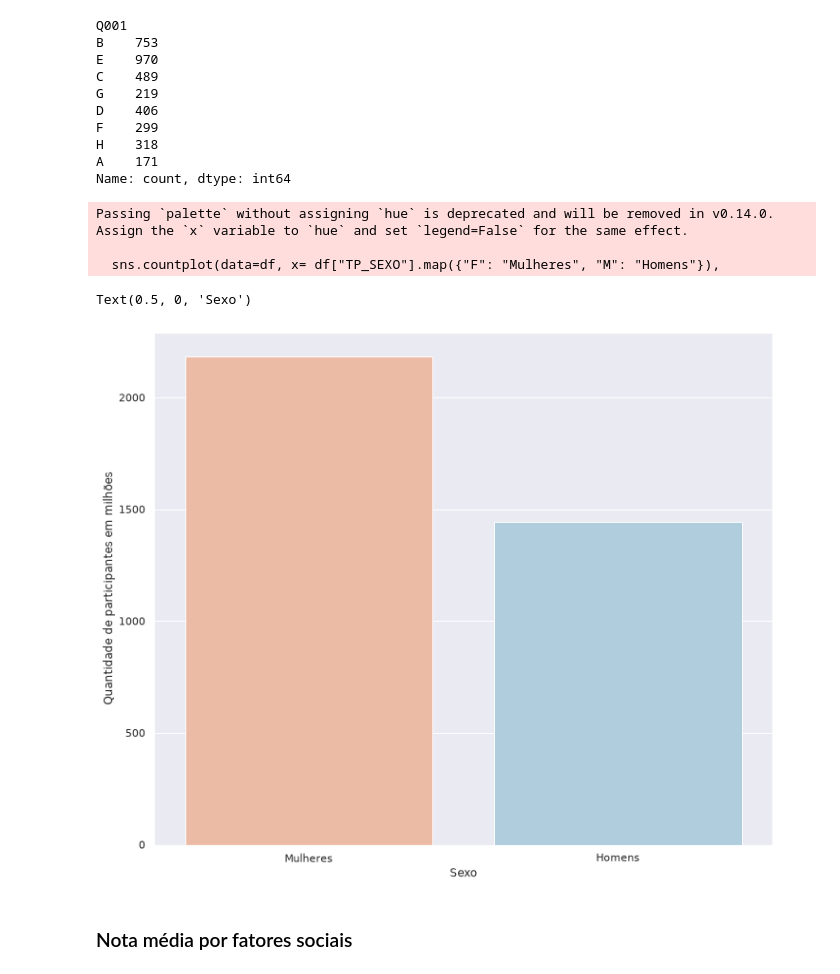
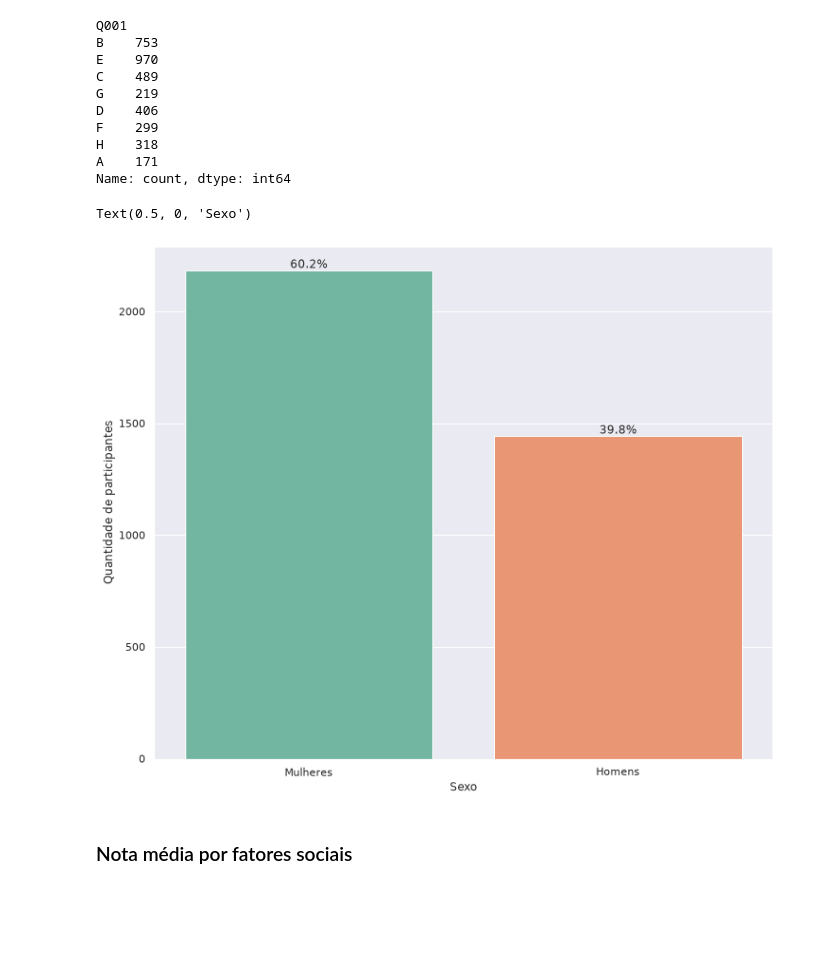
Before and after one commit to akira-gabriel/Enem-2019, a Jupyter notebook: notebooks/01_eda.ipynb, the cells around one changed output. Saved outputs shown, nothing was run; the diff lists cells and outputs as text; code cells hidden in the pictures; blank space fills up the shorter version.

```diff
--- a/notebooks/01_eda.ipynb
+++ b/notebooks/01_eda.ipynb
@@ -183,31 +183,26 @@ H    318
 A    171
 Name: count, dtype: int64
 # %%
-sns.set_theme(
-    style='darkgrid',
-    # palette='dark',
-    rc = {
-        'legend.loc': 'upper right',
-    }
-)
+sexo_labels = df["TP_SEXO"].map({"F": "Mulheres", "M": "Homens"})
+
+sns.set_theme(style='darkgrid')
+
 fig, ax = plt.subplots(dpi=70, figsize=(12, 10))
 
-sns.countplot(data=df, x= df["TP_SEXO"].map({"F": "Mulheres", "M": "Homens"}),
-             palette="RdBu", ax=ax)
+sns.countplot(x=sexo_labels, hue=sexo_labels, palette="Set2", legend=False, ax=ax)
 
 for c in ax.containers:
     for v in c:
         bar_height = v.get_height()
-        x_value = v.get_x()
-        text = "{:.1%}".format(bar_height/len(df))
-ax.set_ylabel("Quantidade de participantes em milhões")
+        x_value = v.get_x() + v.get_width() / 2
+        text = "{:.1%}".format(bar_height / len(df))
+        ax.text(x_value, bar_height, text, ha='center', va='bottom')
+
+ax.set_ylabel("Quantidade de participantes")
 ax.set_xlabel("Sexo")
 # %% [output]
-Passing `palette` without assigning `hue` is deprecated and will be removed in v0.14.0. Assign the `x` variable to `hue` and set `legend=False` for the same effect.
-
-  sns.countplot(data=df, x= df["TP_SEXO"].map({"F": "Mulheres", "M": "Homens"}),
+Text(0.5, 0, 'Sexo')
-Text(0.5, 0, 'Sexo')
-[figure, old version]
+[figure, new version]
 # %% [markdown]
 ### Nota média por fatores sociais
 # %%
```
Also changed, not shown: parts of 5 cells of this notebook.
